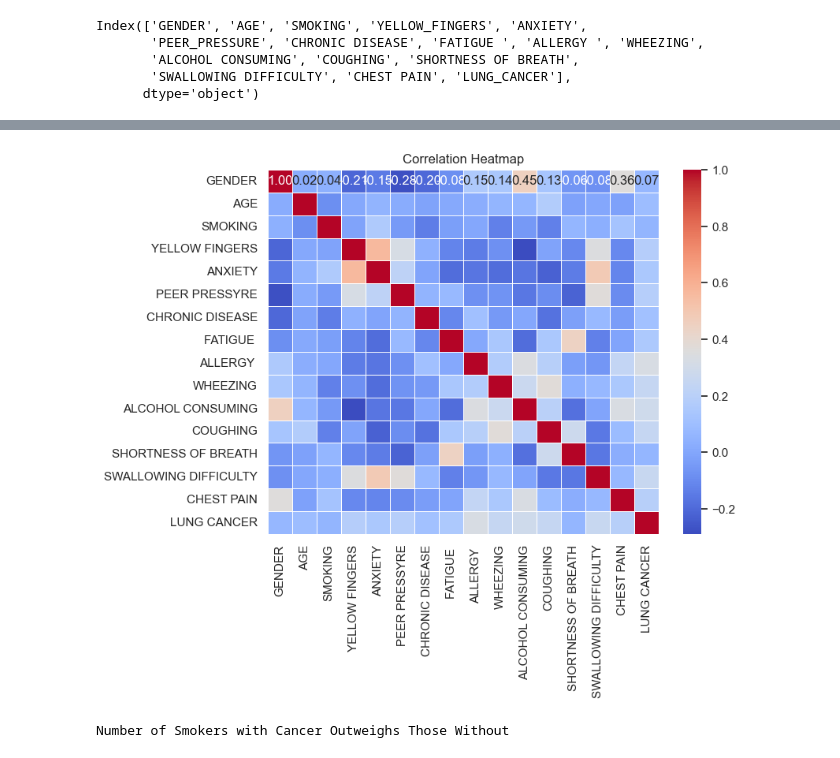
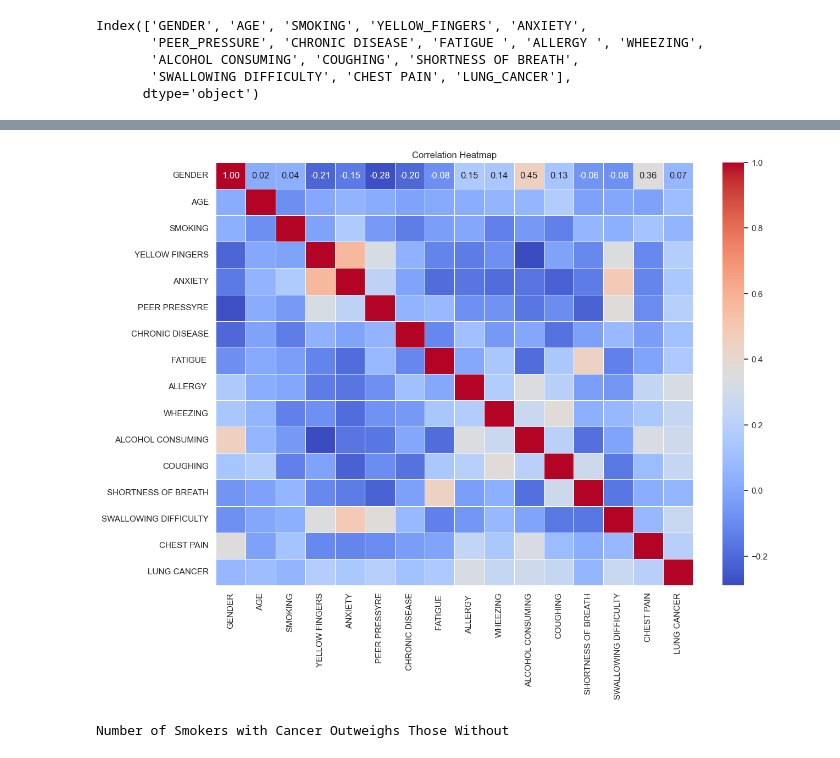
Before and after one commit to hanafibenaissa/lung-cancer-prediction, a Jupyter notebook: LungCancerPrediction.ipynb, the cells around one changed output, grey strips where cells are left out. Saved outputs shown, nothing was run; the diff lists cells and outputs as text; code cells hidden in the pictures.

```diff
--- a/LungCancerPrediction.ipynb
+++ b/LungCancerPrediction.ipynb
@@ -144,14 +144,14 @@ correlation
 # %%
 import pandas as pd
 import seaborn as sns
 import matplotlib.pyplot as plt
 # Plot heatmap
-plt.figure(figsize=(8, 6))
+plt.figure(figsize=(14, 10))
 sns.heatmap(correlation, annot=True, cmap='coolwarm', fmt=".2f", linewidths=.5)
 plt.title('Correlation Heatmap')
 plt.show()
 # %% [output]
-[figure, old version]
+[figure, new version]
 # %%
 fig, ax = plt.subplots(figsize = (15,5))
 df1=pd.read_csv("survey lung cancer.csv")
```
